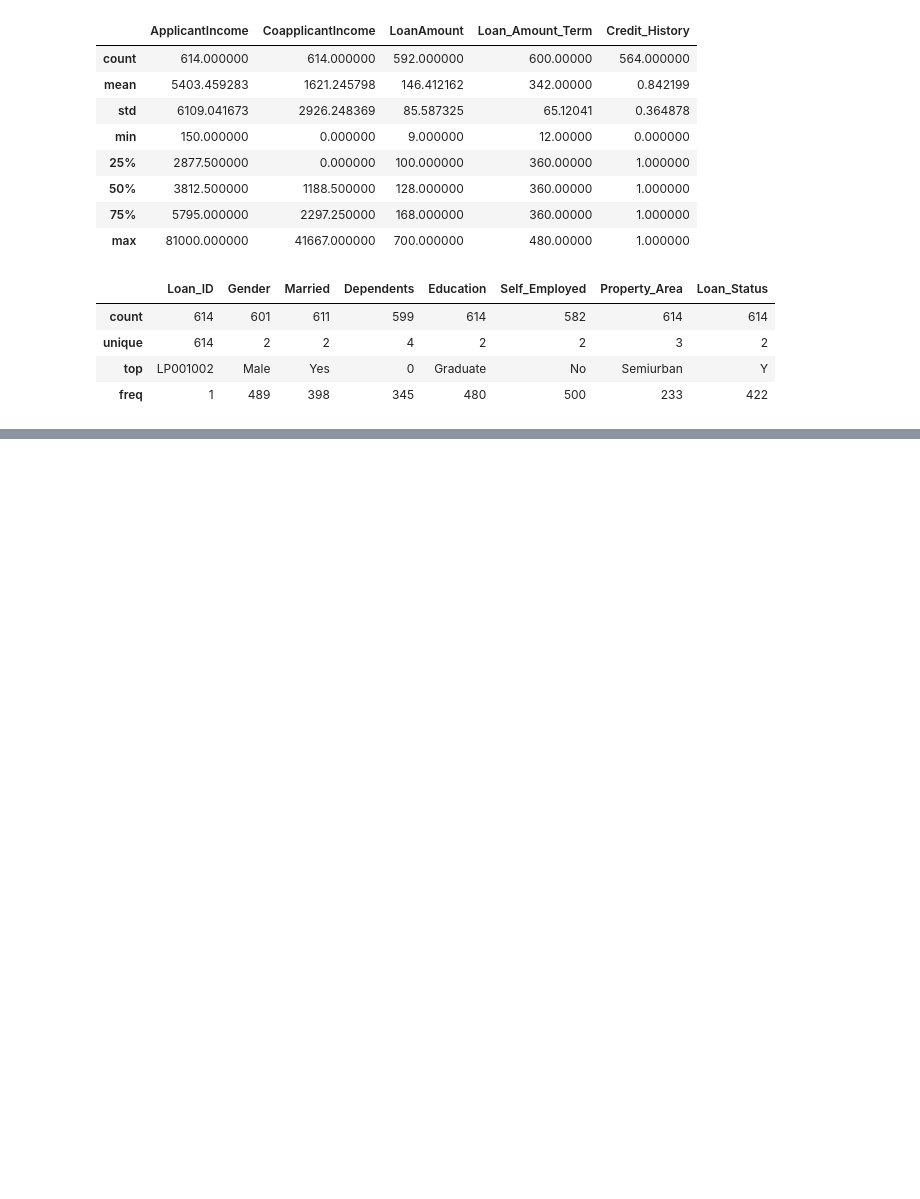
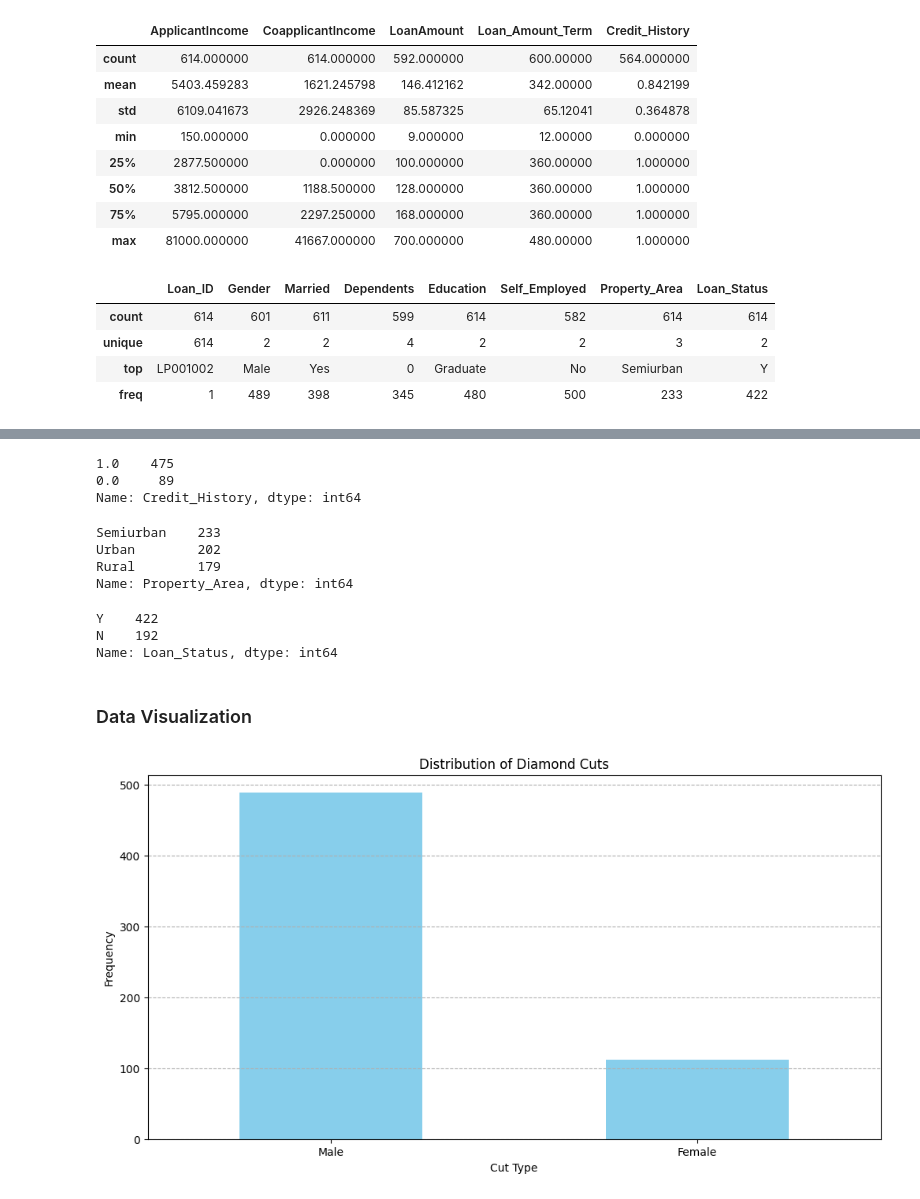
Before and after one commit to mayankanand2701/Celebal-COE-Training-2024, a Jupyter notebook: Assignment ( Week 8 )/Preprocessing and Feature Enginnering.ipynb, the cells around one changed output, grey strips where cells are left out. Drawn from its saved outputs; the diff is of its cells as text; code cells hidden in the pictures; blank space fills up the shorter version.

```diff
--- a/Assignment ( Week 8 )/Preprocessing and Feature Enginnering.ipynb
+++ b/Assignment ( Week 8 )/Preprocessing and Feature Enginnering.ipynb
@@ -94,0 +104,3 @@ df.describe(include='object')
+# %%
+genderCount=df['Gender'].value_counts()
+genderCount
@@ -94,0 +155,37 @@ df.describe(include='object')
+# %%
+creditHistoryCount=df['Credit_History'].value_counts()
+creditHistoryCount
+# %% [output]
+1.0    475
+0.0     89
+Name: Credit_History, dtype: int64
+# %%
+propertyAreaCount=df['Property_Area'].value_counts()
+propertyAreaCount
+# %% [output]
+Semiurban    233
+Urban        202
+Rural        179
+Name: Property_Area, dtype: int64
+# %%
+loanStatusCount=df['Loan_Status'].value_counts()
+loanStatusCount
+# %% [output]
+Y    422
+N    192
+Name: Loan_Status, dtype: int64
+# %% [markdown]
+### Data Visualization
+# %%
+# Plotting the bar chart
+
+plt.figure(figsize=(12, 6))
+genderCount.plot(kind='bar', color='skyblue')
+plt.title('Distribution of Diamond Cuts')
+plt.xlabel('Cut Type')
+plt.ylabel('Frequency')
+plt.xticks(rotation=0)
+plt.grid(axis='y', linestyle='--')
+plt.show()
+# %% [output]
+[figure, added]
```
Also changed, not shown: parts of 16 cells of this notebook.
